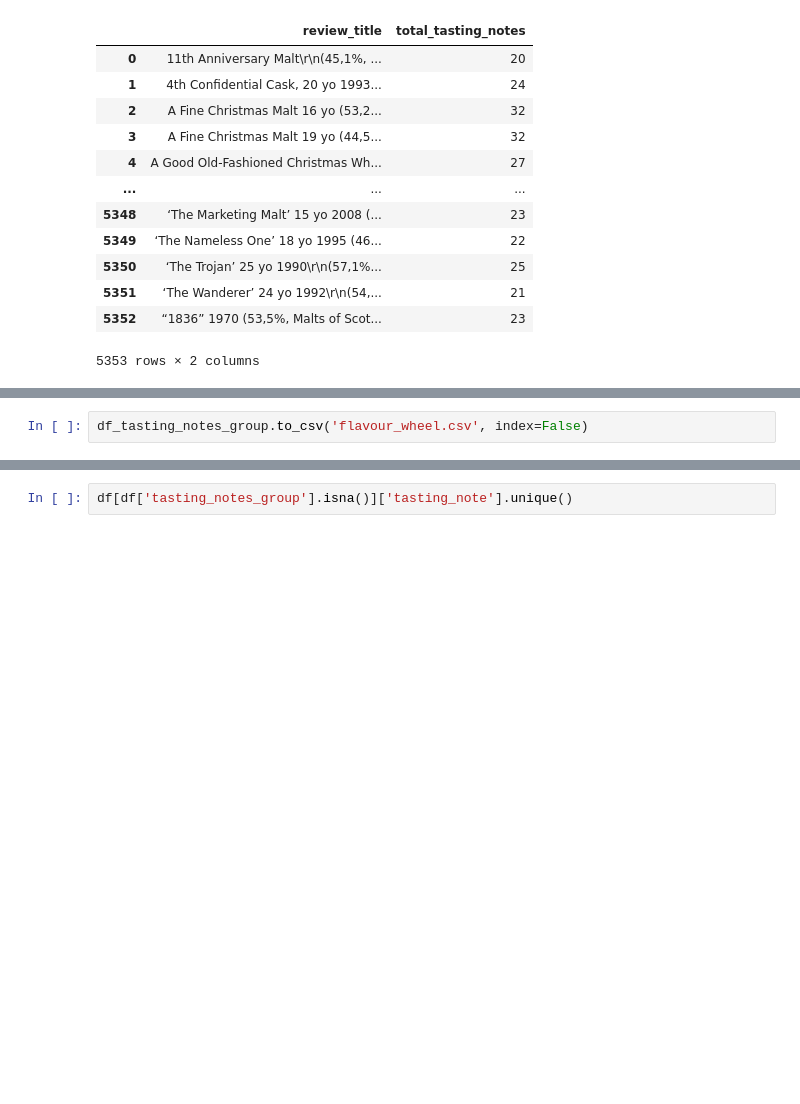
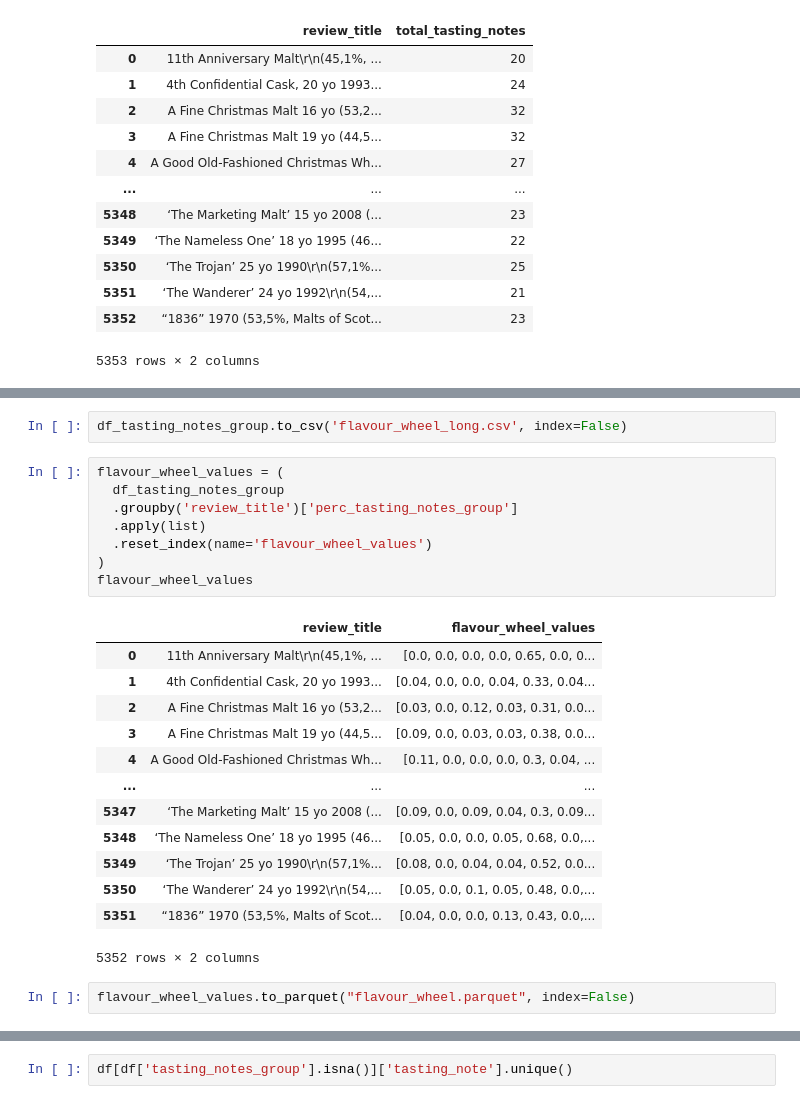
Before and after one commit to joaopaivaa/Whisky-Recomendation-System, a Jupyter notebook: text_processing.ipynb, the cells around one changed output, grey strips where cells are left out. Saved outputs shown, nothing was run; the diff lists cells and outputs as text; blank space fills up the shorter version.

```diff
--- a/text_processing.ipynb
+++ b/text_processing.ipynb
@@ -783,5 +785,29 @@ df_tasting_notes_group
+# %%
+df_tasting_notes_group.to_csv('flavour_wheel_long.csv', index=False)
+# %%
+flavour_wheel_values = (
+  df_tasting_notes_group
+  .groupby('review_title')['perc_tasting_notes_group']
+  .apply(list)
+  .reset_index(name='flavour_wheel_values')
+)
+flavour_wheel_values
+# %% [output]
+|  | review_title | flavour_wheel_values |
+| 0 | 11th Anniversary Malt\r\n(45,1%, ... | [0.0, 0.0, 0.0, 0.0, 0.65, 0.0, 0... |
+| 1 | 4th Confidential Cask, 20 yo 1993... | [0.04, 0.0, 0.0, 0.04, 0.33, 0.04... |
+| 2 | A Fine Christmas Malt 16 yo (53,2... | [0.03, 0.0, 0.12, 0.03, 0.31, 0.0... |
+| 3 | A Fine Christmas Malt 19 yo (44,5... | [0.09, 0.0, 0.03, 0.03, 0.38, 0.0... |
+| 4 | A Good Old-Fashioned Christmas Wh... | [0.11, 0.0, 0.0, 0.0, 0.3, 0.04, ... |
+| ... | ... | ... |
+| 5347 | ‘The Marketing Malt’ 15 yo 2008 (... | [0.09, 0.0, 0.09, 0.04, 0.3, 0.09... |
+| 5348 | ‘The Nameless One’ 18 yo 1995 (46... | [0.05, 0.0, 0.0, 0.05, 0.68, 0.0,... |
+| 5349 | ‘The Trojan’ 25 yo 1990\r\n(57,1%... | [0.08, 0.0, 0.04, 0.04, 0.52, 0.0... |
+| 5350 | ‘The Wanderer’ 24 yo 1992\r\n(54,... | [0.05, 0.0, 0.1, 0.05, 0.48, 0.0,... |
+| 5351 | “1836” 1970 (53,5%, Malts of Scot... | [0.04, 0.0, 0.0, 0.13, 0.43, 0.0,... |
+5352 rows × 2 columns
 # %%
-df_tasting_notes_group.to_csv('flavour_wheel.csv', index=False)
+flavour_wheel_values.to_parquet("flavour_wheel.parquet", index=False)
 # %%
 df = df.merge(df_tasting_notes_group, how='left', on=['review_title', 'tasting_notes_group'])
 df = df.drop('has_tasting_note', axis=1)
```
Also changed, not shown: parts of 7 cells of this notebook, 3 other files.
